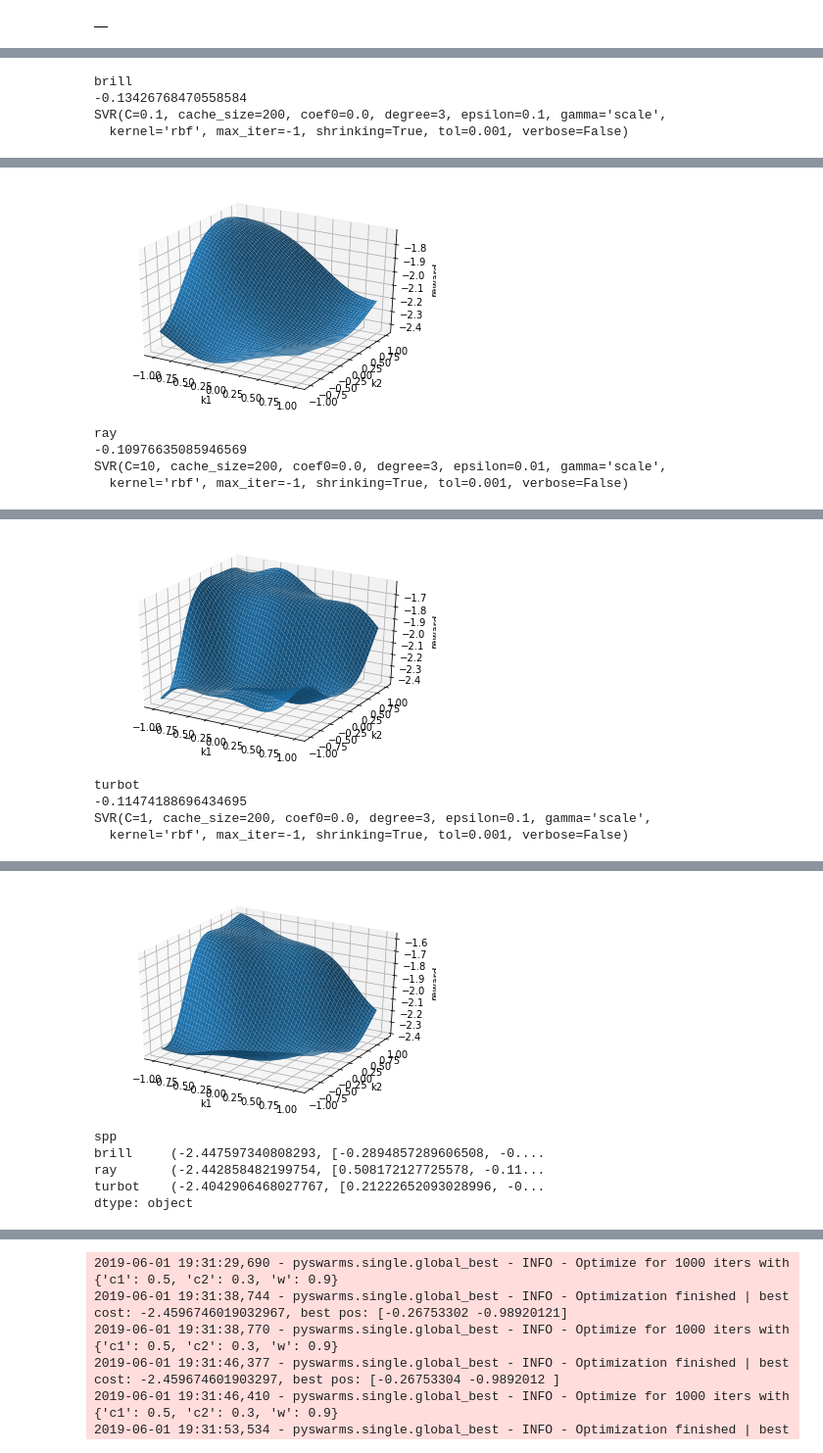
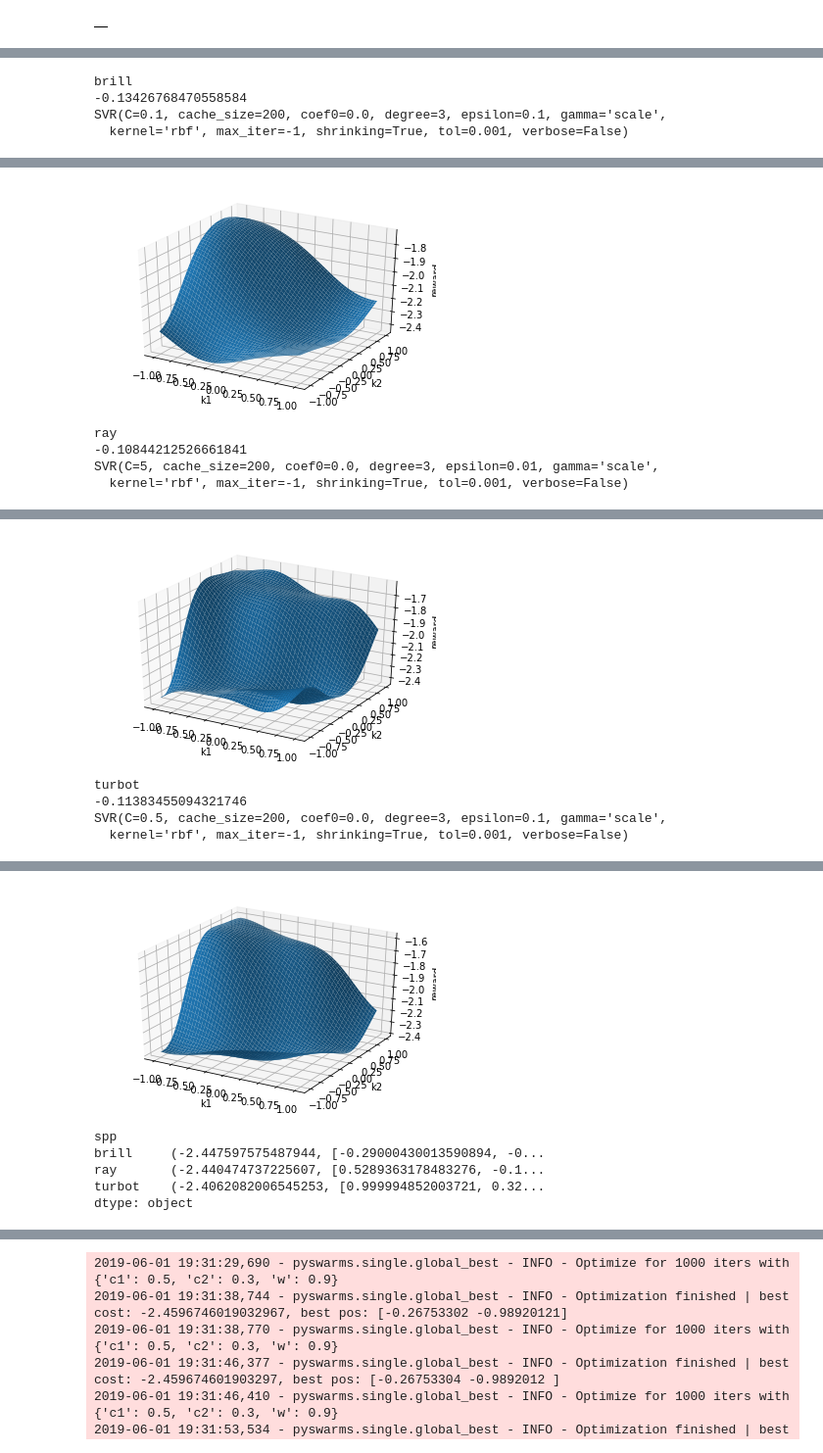
Before and after one commit to alexanderkell/fish-stock-optimiser, a Jupyter notebook: notebooks/1.0-ajmk-particle-swarm-optimisation.ipynb, the cells around one changed output, grey strips where cells are left out. Shown at 98% size. Cells and saved outputs as stored; diff of their text form; code cells hidden in the pictures.

```diff
--- a/notebooks/Untitled.ipynb
+++ b/notebooks/1.0-ajmk-particle-swarm-optimisation.ipynb
@@ -291,8 +291,8 @@ def threed_func_plotter(m):
     svr_model = SVR(gamma='scale', C=1.0, epsilon=0.2)
     param_grid={
     'kernel': ['linear', 'poly', 'rbf', 'sigmoid'],
-    'epsilon': [0.01, 0.1, 0.2, 0.5, 0.7, 1.0],
-    'C': [0.01, 0.1, 1, 10, 50, 100]
+    'epsilon': [0.01, 0.1, 0.2, 0.5, 0.7, 1.0, 10],
+    'C': [0.01, 0.1, 0.25, 0.5, 0.75, 1, 5, 10, 100]
     }
 
     clf = GridSearchCV(estimator=svr_model, param_grid=param_grid, n_jobs=-1, cv=5, verbose=False, scoring='neg_median_absolute_error', return_train_score=True)
@@ -340,5 +340,5 @@ SVR(C=0.1, cache_size=200, coef0=0.0, degree=3, epsilon=0.1, gamma='scale',
 [figure]
 ray
--0.10976635085946569
-SVR(C=10, cache_size=200, coef0=0.0, degree=3, epsilon=0.01, gamma='scale',
+-0.10844212526661841
+SVR(C=5, cache_size=200, coef0=0.0, degree=3, epsilon=0.01, gamma='scale',
   kernel='rbf', max_iter=-1, shrinking=True, tol=0.001, verbose=False)
@@ -347,5 +347,5 @@ SVR(C=10, cache_size=200, coef0=0.0, degree=3, epsilon=0.01, gamma='scale',
-[figure, old version]
+[figure, new version]
 turbot
--0.11474188696434695
-SVR(C=1, cache_size=200, coef0=0.0, degree=3, epsilon=0.1, gamma='scale',
+-0.11383455094321746
+SVR(C=0.5, cache_size=200, coef0=0.0, degree=3, epsilon=0.1, gamma='scale',
   kernel='rbf', max_iter=-1, shrinking=True, tol=0.001, verbose=False)
@@ -354,8 +354,8 @@ SVR(C=1, cache_size=200, coef0=0.0, degree=3, epsilon=0.1, gamma='scale',
-[figure, old version]
+[figure, new version]
 spp
-brill     (-2.447597340808293, [-0.2894857289606508, -0....
-ray       (-2.442858482199754, [0.508172127725578, -0.11...
-turbot    (-2.4042906468027767, [0.21222652093028996, -0...
+brill     (-2.447597575487944, [-0.29000430013590894, -0...
+ray       (-2.440474737225607, [0.5289363178483276, -0.1...
+turbot    (-2.4062082006545253, [0.999994852003721, 0.32...
 dtype: object
 # %%
 for i, name in zip(best_spots, best_spots.axes[0]):
```
Also changed, not shown: parts of 2 cells of this notebook, 3 other files.
